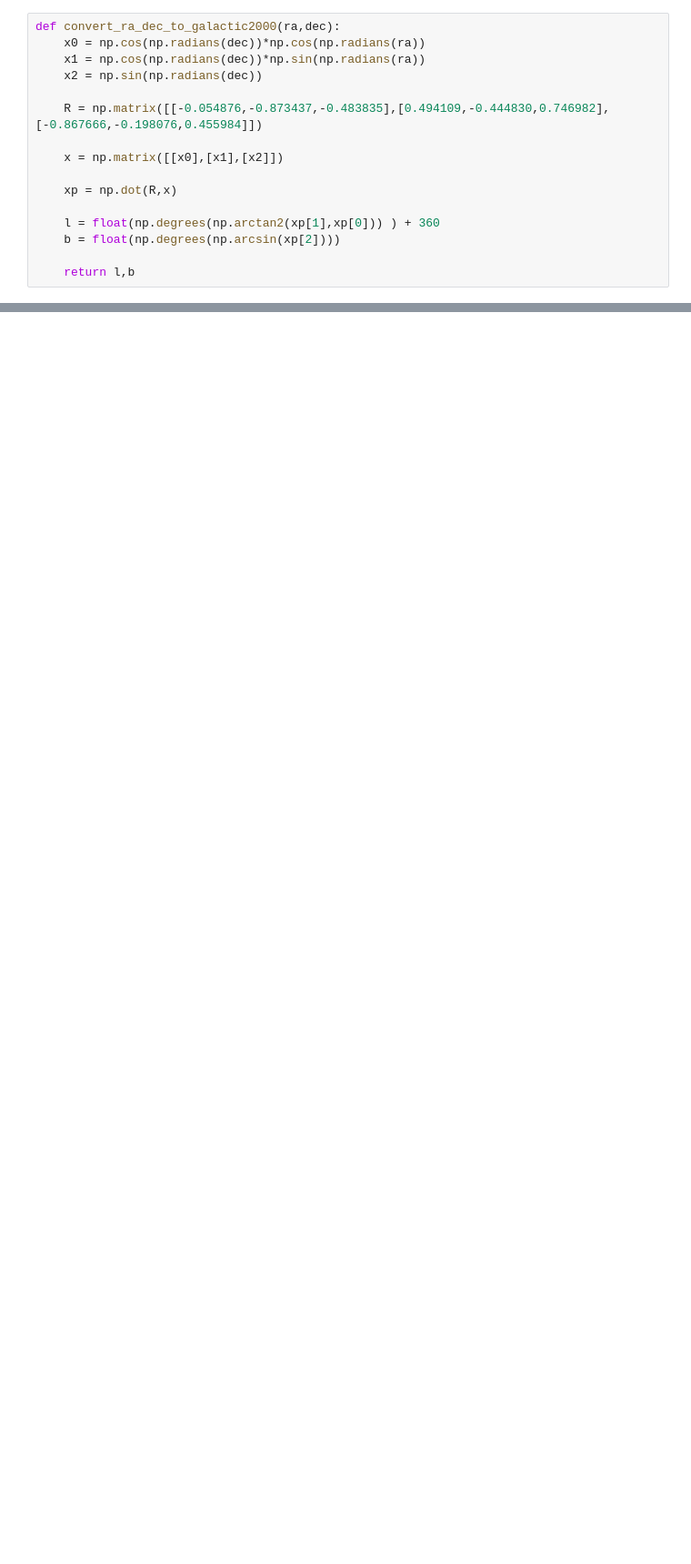
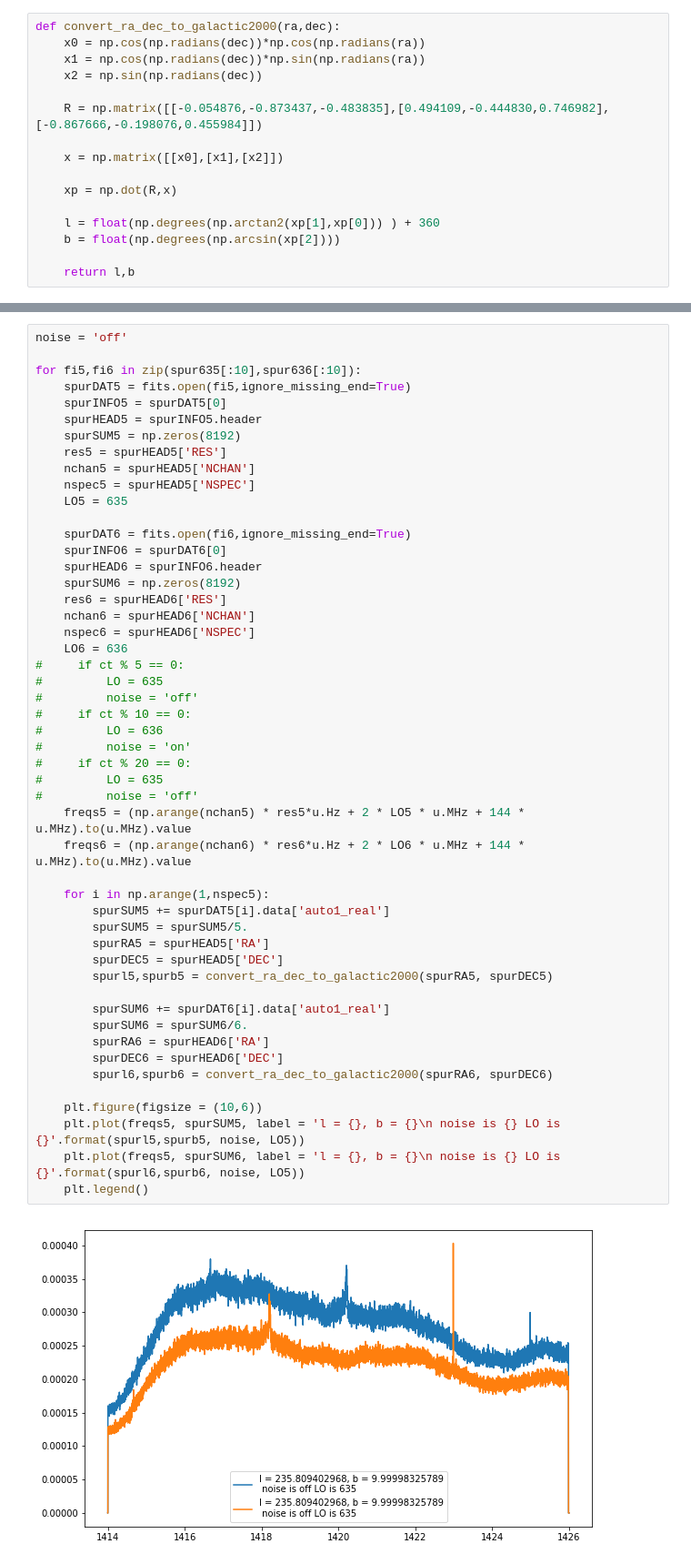
Before and after one commit to ahermosillo/ugastro121, a Jupyter notebook: spur_analysis.ipynb, the cells around one changed output, grey strips where cells are left out. Shown at 91% size. Saved outputs shown, nothing was run; the diff lists cells and outputs as text; blank space fills up the shorter version.

```diff
--- a/spur_analysis.ipynb
+++ b/spur_analysis.ipynb
@@ -161,0 +151,52 @@ plt.plot(ra,dec, '.')
+# %%
+noise = 'off'
+
+for fi5,fi6 in zip(spur635[:10],spur636[:10]):
+    spurDAT5 = fits.open(fi5,ignore_missing_end=True)
+    spurINFO5 = spurDAT5[0]
+    spurHEAD5 = spurINFO5.header
+    spurSUM5 = np.zeros(8192)
+    res5 = spurHEAD5['RES']
+    nchan5 = spurHEAD5['NCHAN']
+    nspec5 = spurHEAD5['NSPEC']
+    LO5 = 635
+
+    spurDAT6 = fits.open(fi6,ignore_missing_end=True)
+    spurINFO6 = spurDAT6[0]
+    spurHEAD6 = spurINFO6.header
+    spurSUM6 = np.zeros(8192)
+    res6 = spurHEAD6['RES']
+    nchan6 = spurHEAD6['NCHAN']
+    nspec6 = spurHEAD6['NSPEC']
+    LO6 = 636
+#     if ct % 5 == 0:
+#         LO = 635
+#         noise = 'off'
+#     if ct % 10 == 0:
+#         LO = 636
+#         noise = 'on'
+#     if ct % 20 == 0:
+#         LO = 635
+#         noise = 'off'
+    freqs5 = (np.arange(nchan5) * res5*u.Hz + 2 * LO5 * u.MHz + 144 * u.MHz).to(u.MHz).value
+    freqs6 = (np.arange(nchan6) * res6*u.Hz + 2 * LO6 * u.MHz + 144 * u.MHz).to(u.MHz).value
+
+    for i in np.arange(1,nspec5):
+        spurSUM5 += spurDAT5[i].data['auto1_real']
+        spurSUM5 = spurSUM5/5.
+        spurRA5 = spurHEAD5['RA']
+        spurDEC5 = spurHEAD5['DEC']
+        spurl5,spurb5 = convert_ra_dec_to_galactic2000(spurRA5, spurDEC5)
+
+        spurSUM6 += spurDAT6[i].data['auto1_real']
+        spurSUM6 = spurSUM6/6.
+        spurRA6 = spurHEAD6['RA']
+        spurDEC6 = spurHEAD6['DEC']
+        spurl6,spurb6 = convert_ra_dec_to_galactic2000(spurRA6, spurDEC6)
+
+    plt.figure(figsize = (10,6))
+    plt.plot(freqs5, spurSUM5, label = 'l = {}, b = {}\n noise is {} LO is {}'.format(spurl5,spurb5, noise, LO5))
+    plt.plot(freqs5, spurSUM6, label = 'l = {}, b = {}\n noise is {} LO is {}'.format(spurl6,spurb6, noise, LO5))
+    plt.legend()
+# %% [output]
+[figure, added]
```
Also changed, not shown: parts of 31 cells of this notebook.
